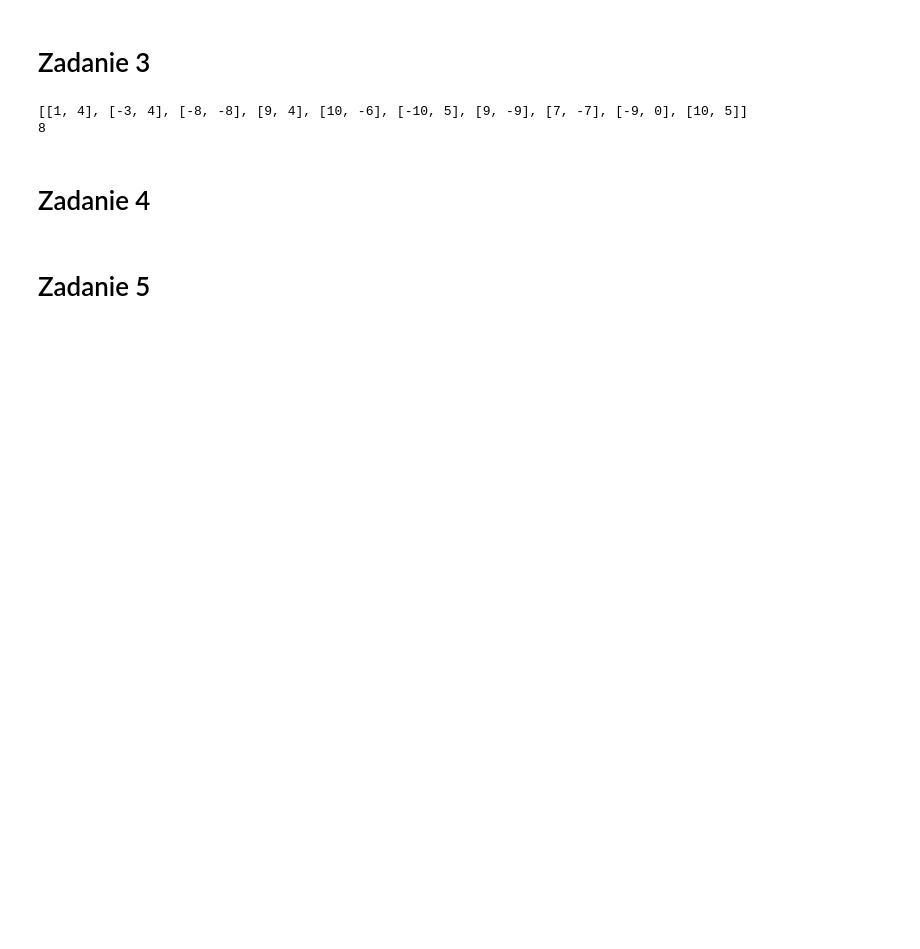
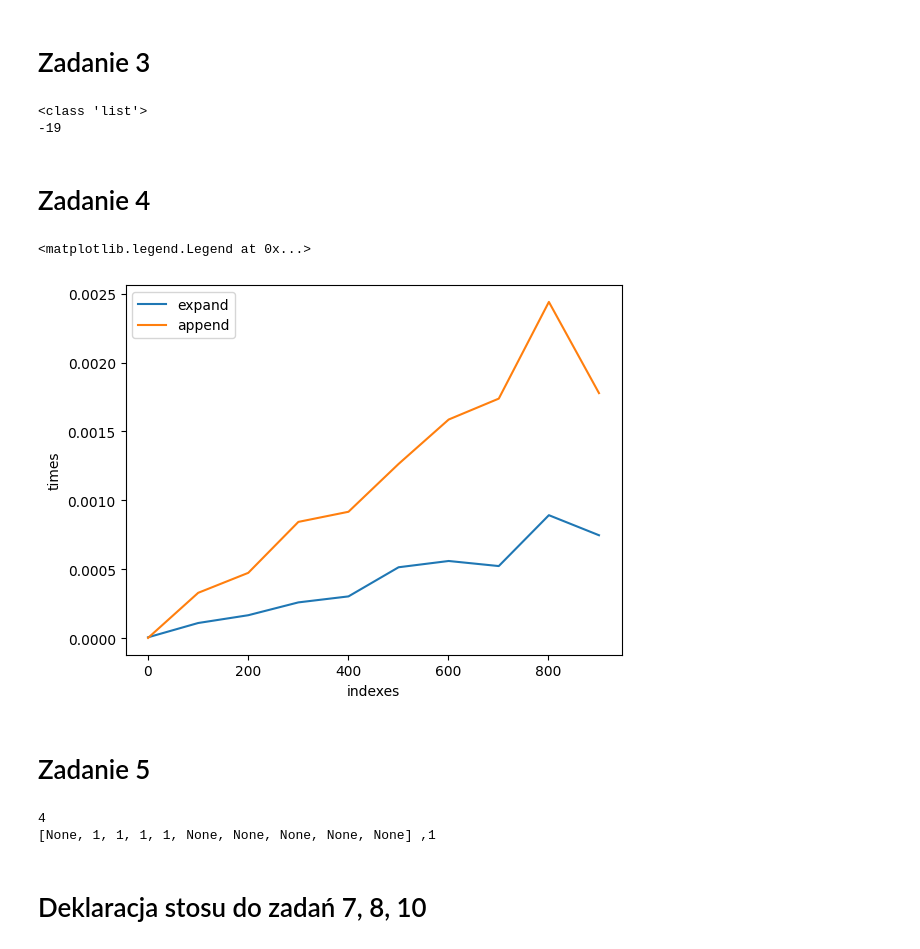
Before and after one commit to MD275996/algorytmy, a Jupyter notebook: lista3/lista3.ipynb, the cells around one changed output. Cells and saved outputs as stored; diff of their text form; code cells hidden in the pictures; blank space fills up the shorter version.

```diff
--- a/lista3/lista3.ipynb
+++ b/lista3/lista3.ipynb
@@ -105,12 +142,50 @@ def r2summ(seq):
     return sum
 # %%
 tabr2 = [[random.randint(-10,10) for i in range(0,2)] for i in range(0,10)]
-print(tabr2)
 print(r2summ(tabr2))
 # %% [output]
-[[1, 4], [-3, 4], [-8, -8], [9, 4], [10, -6], [-10, 5], [9, -9], [7, -7], [-9, 0], [10, 5]]
-8
+<class 'list'>
+-19
 # %% [markdown]
 # Zadanie 4
+# %%
+
+measurements1 = []
+measurements2 = []
+
+for i in range(1,1000,100):   #ilość dodawanych elementów
+
+    measure_time1 = 0
+    measure_time2 = 0
+
+    for j in range(0,10):   #ilość pomiarów
+        dynamic = DynamicArray()
+        stop = timer()
+        dynamic.expand(list(range(0,i)))
+        end = timer()
+        measure_time1 += (end - stop)
+
+    for j in range(0,10):   #ilość pomiarów
+        dynamic = DynamicArray()
+        stop = timer()
+        for i in range(0,i):
+            dynamic.append(i)
+        end = timer()
+        measure_time2 += (end - stop)
+
+
+    measurements1.append(measure_time1/10)
+    measurements2.append(measure_time2/10)
+
+
+fig, ax = plt.subplots()
+ax.plot(range(1,1000,100),measurements1, label = "expand")
+ax.plot(range(1,1000,100),measurements2, label = "append" )
+ax.set_xlabel("indexes")
+ax.set_ylabel("times")
+ax.legend()
+# %% [output]
+<matplotlib.legend.Legend at 0x...>
+[figure, added]
 # %% [markdown]
 # Zadanie 5
@@ -116,0 +244,29 @@ print(r2summ(tabr2))
+# %%
+queue = Queue()
+queue.enqueue(1)
+queue.enqueue(1)
+queue.enqueue(1)
+queue.enqueue(1)
+queue.enqueue(1)
+queue.enqueue(1)
+queue.enqueue(1)
+queue.enqueue(1)
+queue.enqueue(1)
+queue.enqueue(1)
+queue.enqueue(1)
+queue.dequeue()
+queue.dequeue()
+queue.dequeue()
+queue.dequeue()
+queue.dequeue()
+queue.dequeue()
+queue.dequeue()
+
+
+print(queue._size)
+print(queue)
+# %% [output]
+4
+[None, 1, 1, 1, 1, None, None, None, None, None] ,1
+# %% [markdown]
+# Deklaracja stosu do zadań 7, 8, 10
```
Also changed, not shown: parts of 13 cells of this notebook, 3 other files.
